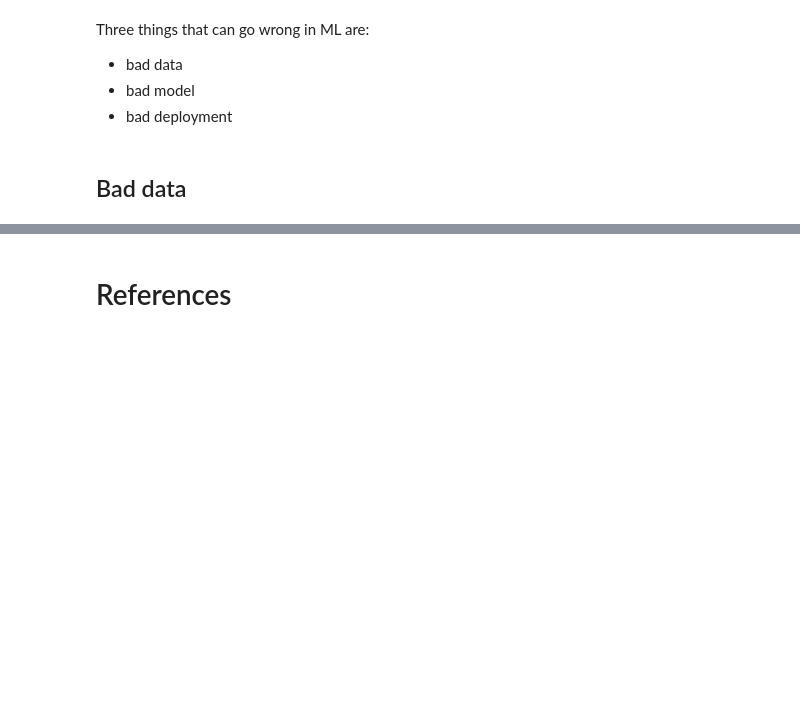
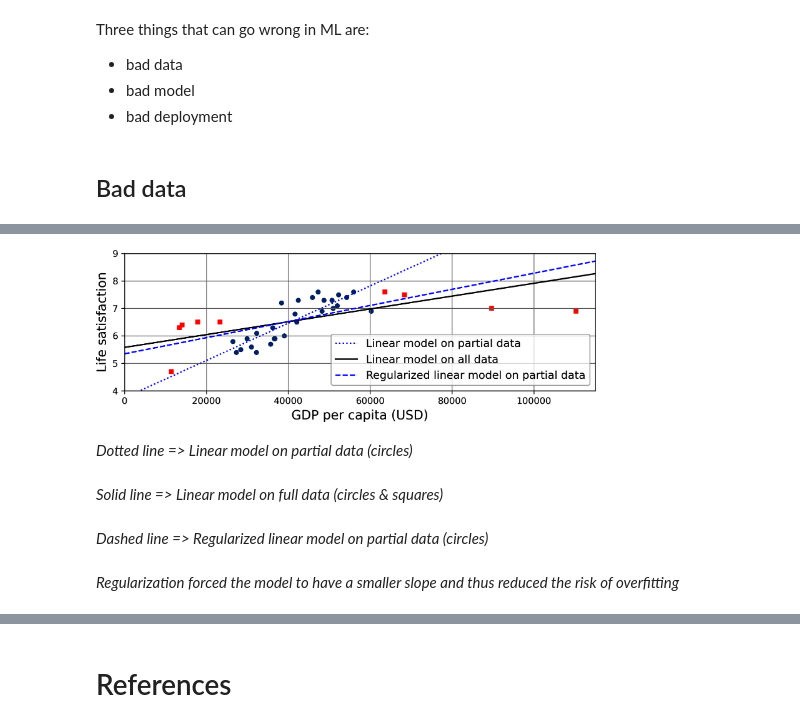
Before and after one commit to ancilcleetus/My-Learning-Journey-in-AI, a Jupyter notebook: Fundamentals-of-Machine-Learning/machine_learning_landscape.ipynb, the cells around one changed output, grey strips where cells are left out. Cells and saved outputs as stored; diff of their text form; code cells hidden in the pictures; blank space fills up the shorter version.

```diff
--- a/Fundamentals-of-Machine-Learning/machine_learning_landscape.ipynb
+++ b/Fundamentals-of-Machine-Learning/machine_learning_landscape.ipynb
@@ -273,0 +300,13 @@ Three things that can go wrong in ML are:
+# %%
+from IPython.display import Image, display, Markdown
+display(Image(filename="data/images/machine_learning_landscape_19.png", width=500))
+display(Markdown("*Dotted line => Linear model on partial data (circles)*"))
+display(Markdown("*Solid line => Linear model on full data (circles & squares)*"))
+display(Markdown("*Dashed line => Regularized linear model on partial data (circles)*"))
+display(Markdown("*Regularization forced the model to have a smaller slope and thus reduced the risk of overfitting*"))
+# %% [output]
+[figure, added]
+*Dotted line => Linear model on partial data (circles)*
+*Solid line => Linear model on full data (circles & squares)*
+*Dashed line => Regularized linear model on partial data (circles)*
+*Regularization forced the model to have a smaller slope and thus reduced the risk of overfitting*
```
Also changed, not shown: parts of 9 cells of this notebook, 2 other files.
